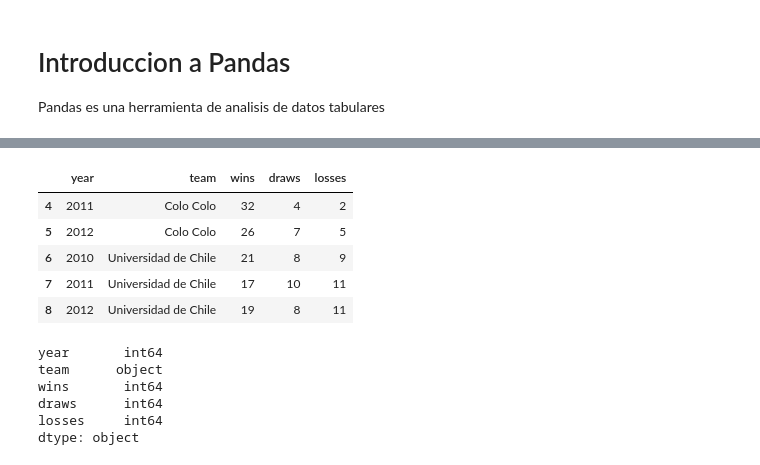
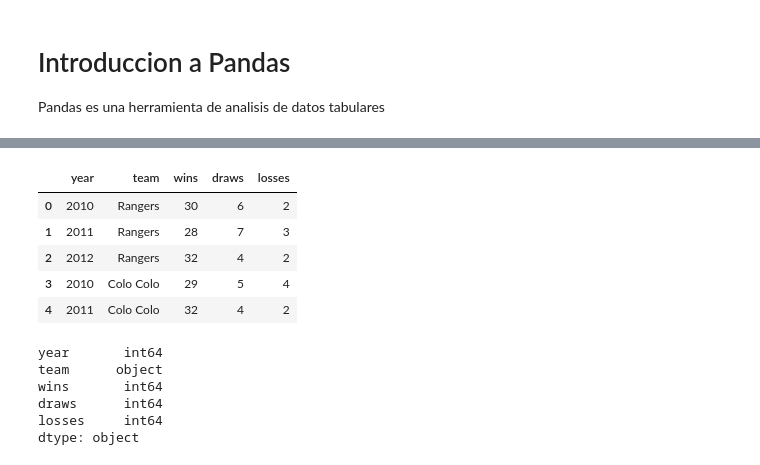
Before and after one commit to sherna90/analisis_algoritmos, a Jupyter notebook: 1.-intro_pandas.ipynb, the cells around one changed output, grey strips where cells are left out. Saved outputs shown, nothing was run; the diff lists cells and outputs as text; code cells hidden in the pictures.

```diff
--- a/1.-intro_pandas.ipynb
+++ b/1.-intro_pandas.ipynb
@@ -25,14 +25,14 @@ data_teams = {'year':
 
 df = pd.DataFrame(data_teams ,columns=data_teams.keys())
 # %%
-df.tail()
+df.head()
 # %% [output]
 |  | year | team | wins | draws | losses |
+| 0 | 2010 | Rangers | 30 | 6 | 2 |
+| 1 | 2011 | Rangers | 28 | 7 | 3 |
+| 2 | 2012 | Rangers | 32 | 4 | 2 |
+| 3 | 2010 | Colo Colo | 29 | 5 | 4 |
 | 4 | 2011 | Colo Colo | 32 | 4 | 2 |
-| 5 | 2012 | Colo Colo | 26 | 7 | 5 |
-| 6 | 2010 | Universidad de Chile | 21 | 8 | 9 |
-| 7 | 2011 | Universidad de Chile | 17 | 10 | 11 |
-| 8 | 2012 | Universidad de Chile | 19 | 8 | 11 |
 # %%
 df.dtypes
 # %% [output]
```
Also changed, not shown: parts of 16 cells of this notebook.
